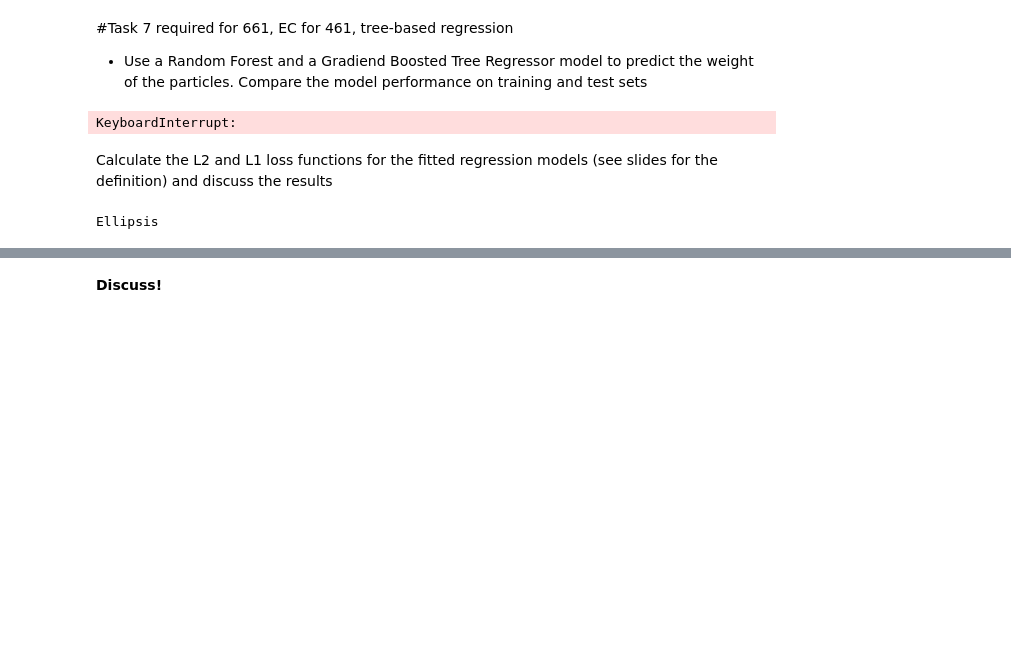
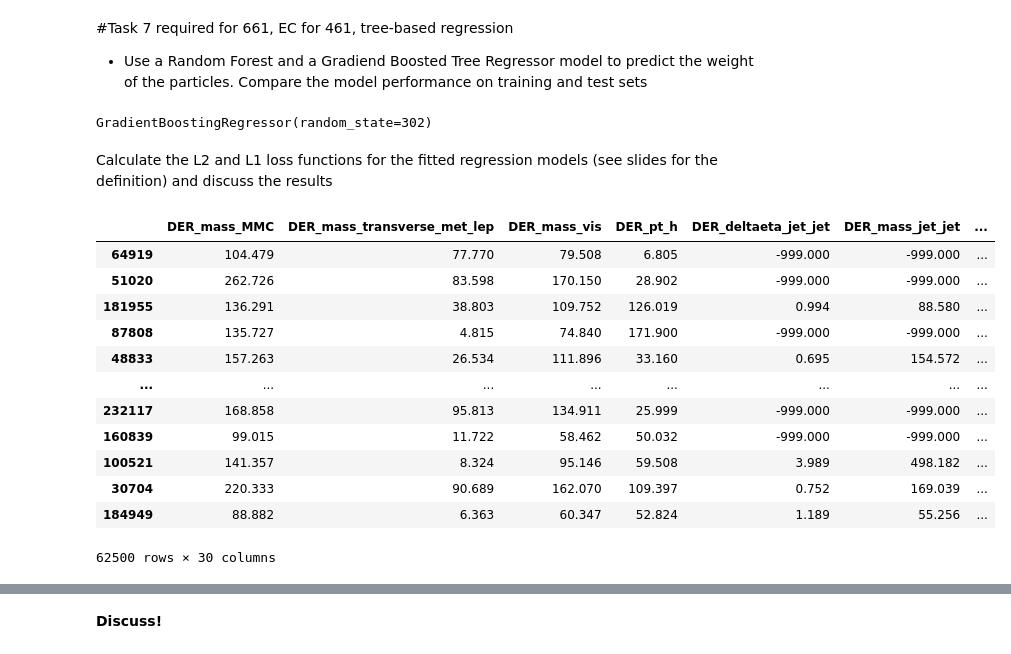
Before and after one commit to charleshart0301/DSPS_cHart, a Jupyter notebook: HW8/Charles_higgsbosonSearch.ipynb, the cells around one changed output, grey strips where cells are left out. Cells and saved outputs as stored; diff of their text form; code cells hidden in the pictures; blank space fills up the shorter version.

```diff
--- a/HW8/Charles_higgsbosonSearch.ipynb
+++ b/HW8/Charles_higgsbosonSearch.ipynb
@@ -236,7 +236,7 @@ use the "training.csv" file, but create your own train/test sets
 # %%
 train_x, test_x, train_y, test_y = train_test_split(higgsdata, labels, test_size=0.75, random_state=344)
 # %%
-train_regress_x, test_regress_x, train_regress_y, test_regress_y = train_test_split(higgsdata, weights, test_size=0.75, random_state=344)
+train_regress_x, test_regress_x, train_regress_y, test_regress_y = train_test_split(higgsdata, weights, test_size=0.25, random_state=344)
 #EC predict weight
 # %% [markdown]
 #Task 4: answer the question (you, not an AI...) why did I not ask you to scale the data like we did in the cluster models?
@@ -422,10 +422,22 @@ rfR.fit(train_regress_x, train_regress_y)
 gbtR = GradientBoostingRegressor(max_depth=3, random_state=302)
 gbtR.fit(train_regress_x, train_regress_y)
 # %% [output]
-KeyboardInterrupt:
+GradientBoostingRegressor(random_state=302)
 # %% [markdown]
  Calculate the L2 and L1 loss functions for the fitted regression models (see slides for the definition) and discuss the results
-# %%
-...
-# %% [output]
-Ellipsis
+# %%
+train_regress_x
+# %% [output]
+|  | DER_mass_MMC | DER_mass_transverse_met_lep | DER_mass_vis | DER_pt_h | DER_deltaeta_jet_jet | DER_mass_jet_jet | ... |
+| 64919 | 104.479 | 77.770 | 79.508 | 6.805 | -999.000 | -999.000 | ... |
+| 51020 | 262.726 | 83.598 | 170.150 | 28.902 | -999.000 | -999.000 | ... |
+| 181955 | 136.291 | 38.803 | 109.752 | 126.019 | 0.994 | 88.580 | ... |
+| 87808 | 135.727 | 4.815 | 74.840 | 171.900 | -999.000 | -999.000 | ... |
+| 48833 | 157.263 | 26.534 | 111.896 | 33.160 | 0.695 | 154.572 | ... |
+| ... | ... | ... | ... | ... | ... | ... | ... |
+| 232117 | 168.858 | 95.813 | 134.911 | 25.999 | -999.000 | -999.000 | ... |
+| 160839 | 99.015 | 11.722 | 58.462 | 50.032 | -999.000 | -999.000 | ... |
+| 100521 | 141.357 | 8.324 | 95.146 | 59.508 | 3.989 | 498.182 | ... |
+| 30704 | 220.333 | 90.689 | 162.070 | 109.397 | 0.752 | 169.039 | ... |
+| 184949 | 88.882 | 6.363 | 60.347 | 52.824 | 1.189 | 55.256 | ... |
+62500 rows × 30 columns
```
Also changed, not shown: parts of 6 cells of this notebook.
